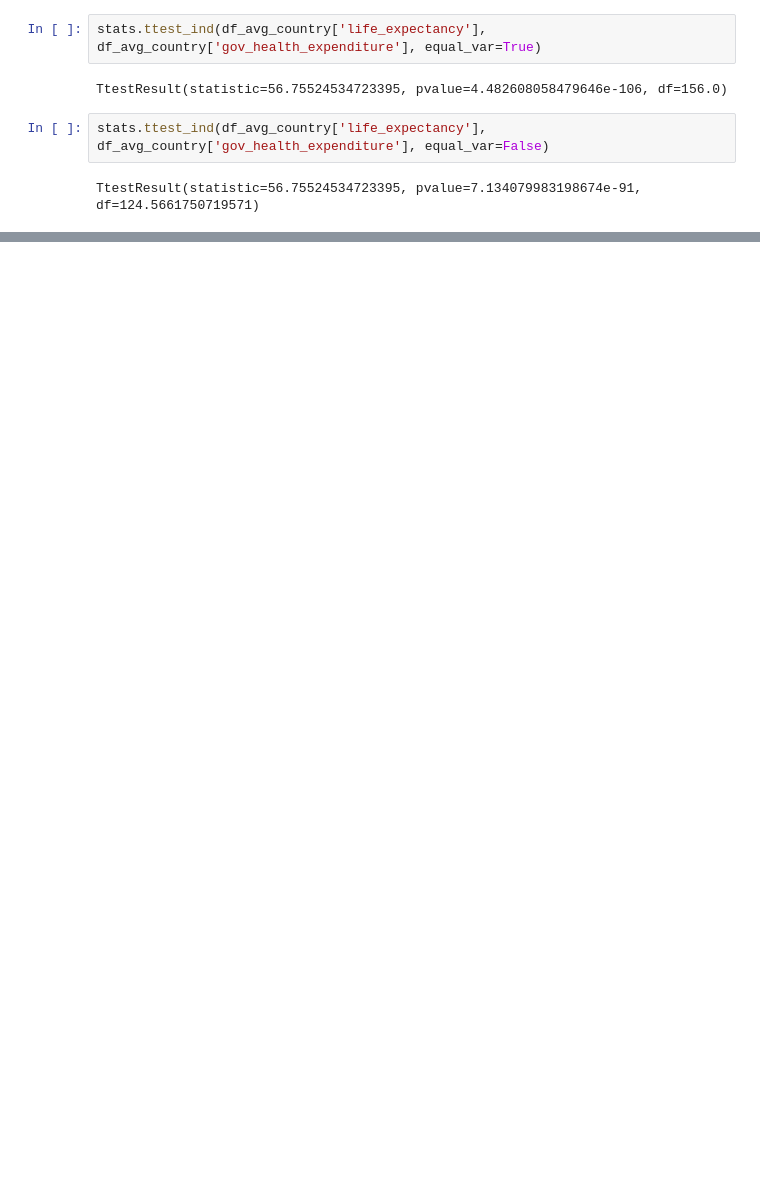
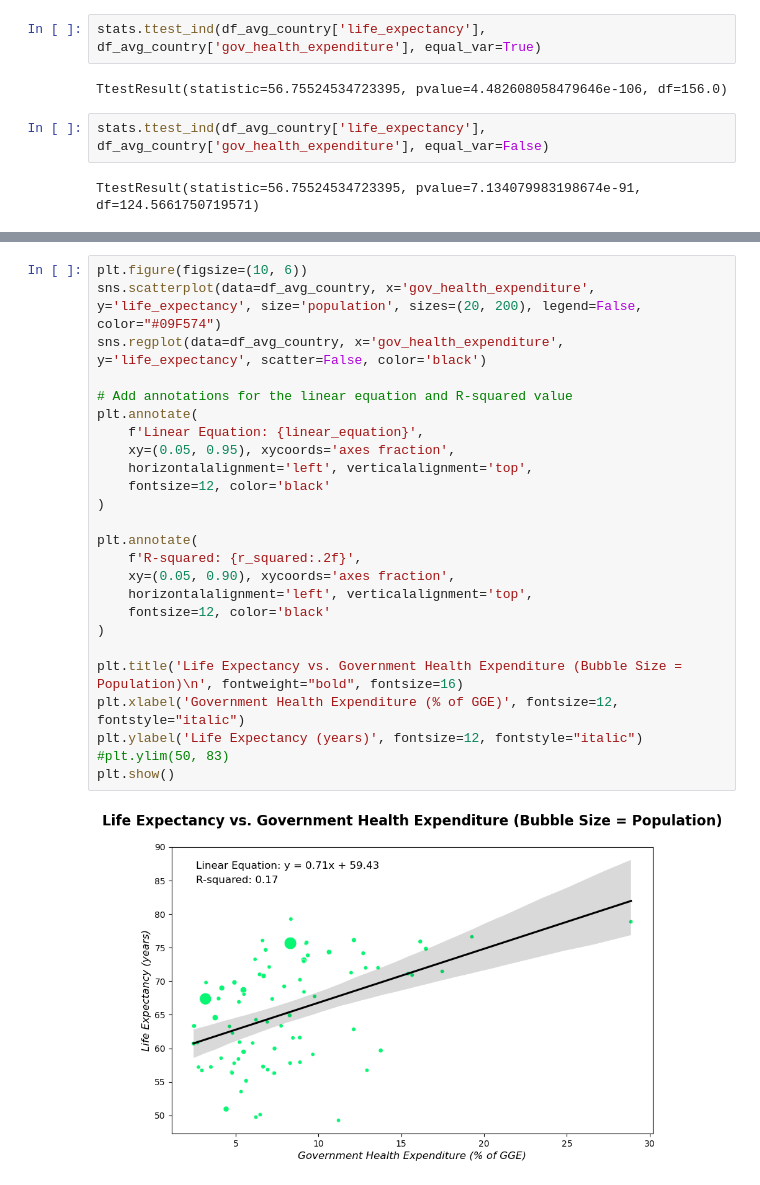
Before and after one commit to BramSunner/project-1-group-04, a Jupyter notebook: spencer_work/spencer_work.ipynb, the cells around one changed output, grey strips where cells are left out. Saved outputs shown, nothing was run; the diff lists cells and outputs as text; blank space fills up the shorter version.

```diff
--- a/spencer_work/spencer_work.ipynb
+++ b/spencer_work/spencer_work.ipynb
@@ -645,0 +677,27 @@ TtestResult(statistic=56.75524534723395, pvalue=7.134079983198674e-91, df=124.56
+# %%
+plt.figure(figsize=(10, 6))
+sns.scatterplot(data=df_avg_country, x='gov_health_expenditure', y='life_expectancy', size='population', sizes=(20, 200), legend=False, color="#09F574")
+sns.regplot(data=df_avg_country, x='gov_health_expenditure', y='life_expectancy', scatter=False, color='black')
+
+# Add annotations for the linear equation and R-squared value
+plt.annotate(
+    f'Linear Equation: {linear_equation}',
+    xy=(0.05, 0.95), xycoords='axes fraction',
+    horizontalalignment='left', verticalalignment='top',
+    fontsize=12, color='black'
+)
+
+plt.annotate(
+    f'R-squared: {r_squared:.2f}',
+    xy=(0.05, 0.90), xycoords='axes fraction',
+    horizontalalignment='left', verticalalignment='top',
+    fontsize=12, color='black'
+)
+
+plt.title('Life Expectancy vs. Government Health Expenditure (Bubble Size = Population)\n', fontweight="bold", fontsize=16)
+plt.xlabel('Government Health Expenditure (% of GGE)', fontsize=12, fontstyle="italic")
+plt.ylabel('Life Expectancy (years)', fontsize=12, fontstyle="italic")
+#plt.ylim(50, 83)
+plt.show()
+# %% [output]
+[figure, added]
```
Also changed, not shown: parts of 9 cells of this notebook.
